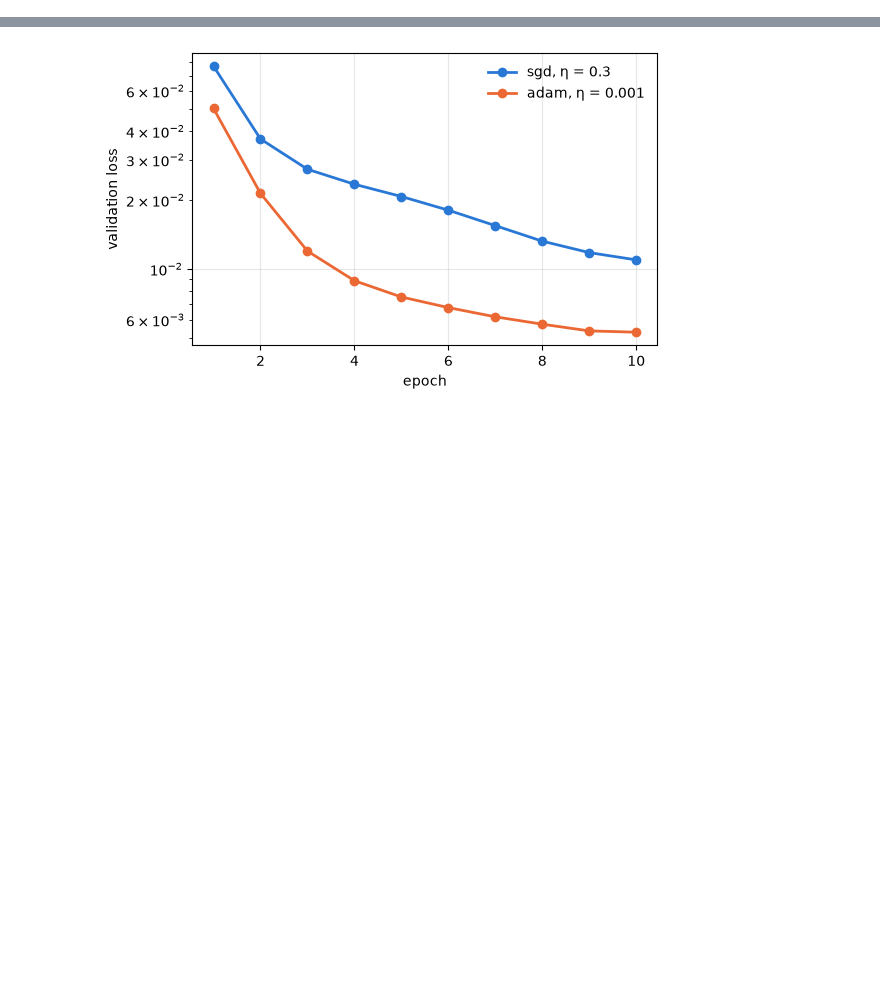
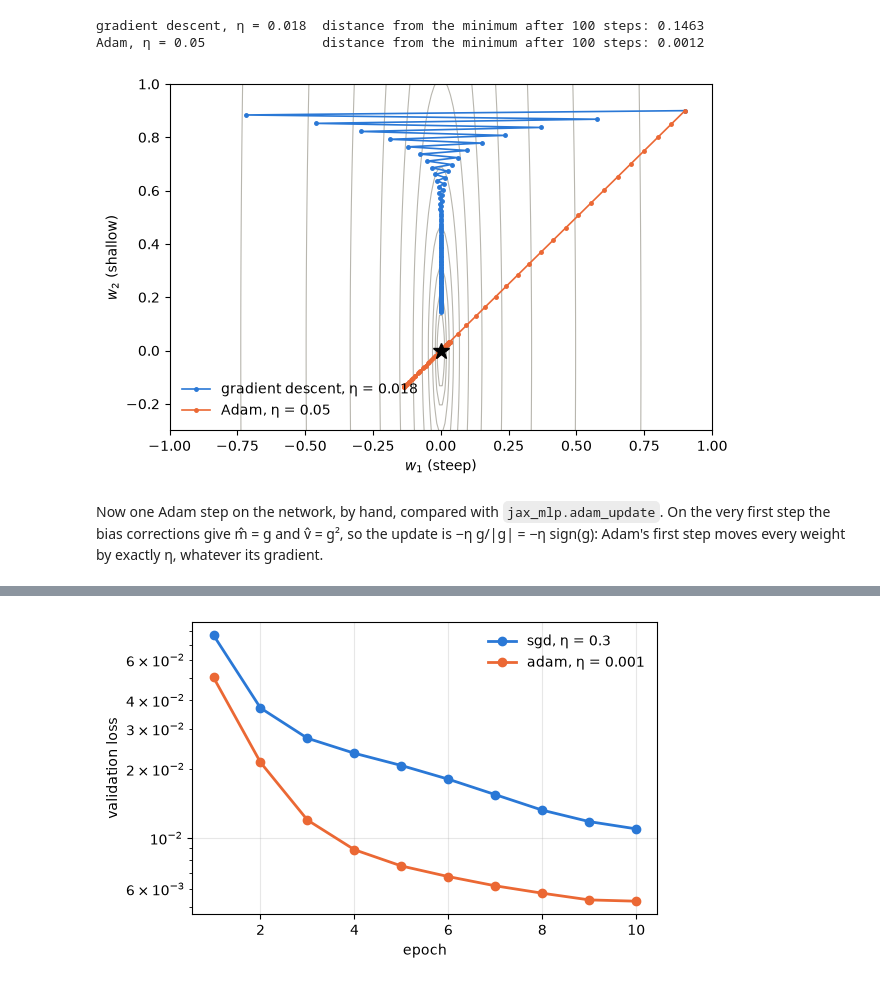
Before and after one commit to luiswel/emulators-from-scratch, a Jupyter notebook: lessons/04_jax_emulator.ipynb, the cells around one changed output, grey strips where cells are left out. Saved outputs shown, nothing was run; the diff lists cells and outputs as text; code cells hidden in the pictures; blank space fills up the shorter version.

```diff
--- a/lessons/04_jax_emulator.ipynb
+++ b/lessons/04_jax_emulator.ipynb
@@ -149,0 +139,50 @@ print(inspect.getsource(jax_mlp.adam_update).split('"""')[2])
+# %%
+# 1. The valley L = 0.5 (100 w1^2 + w2^2), whose gradient is (100 w1, w2)
+curvature = np.array([100.0, 1.0])
+paths = {}
+
+# 2. Gradient descent with the largest stable step (0.02 or more diverges)
+w = np.array([0.9, 0.9])
+path = [w.copy()]
+for t in range(100):
+    w = w - 0.018 * curvature * w
+    path.append(w.copy())
+paths["gradient descent, η = 0.018"] = np.array(path)
+
+# 3. Adam, written out
+w, m, v = np.array([0.9, 0.9]), np.zeros(2), np.zeros(2)
+path = [w.copy()]
+for t in range(1, 101):
+    g = curvature * w
+    m = 0.9 * m + 0.1 * g
+    v = 0.999 * v + 0.001 * g**2
+    w = w - 0.05 * (m / (1.0 - 0.9**t)) / (np.sqrt(v / (1.0 - 0.999**t)) + 1e-8)
+    path.append(w.copy())
+paths["Adam, η = 0.05"] = np.array(path)
+
+# 4. The two paths on the loss contours
+w1_grid, w2_grid = np.meshgrid(np.linspace(-1, 1, 200), np.linspace(-0.3, 1, 200))
+fig, ax = plt.subplots(figsize=(7, 4.5))
+ax.contour(
+    w1_grid,
+    w2_grid,
+    0.5 * (100 * w1_grid**2 + w2_grid**2),
+    levels=np.geomspace(0.01, 60, 12),
+    colors="#b8b6ae",
+    linewidths=0.8,
+)
+for colour, (label, path) in zip(PALETTE, paths.items()):
+    ax.plot(path[:, 0], path[:, 1], "o-", ms=2.5, lw=1.2, color=colour, label=label)
+    print(
+        f"{label:28s} distance from the minimum after 100 steps: {np.hypot(*path[-1]):.4f}"
+    )
+ax.plot(0, 0, "k*", ms=12)
+ax.set(xlabel="$w_1$ (steep)", ylabel="$w_2$ (shallow)")
+ax.legend(frameon=False, loc="lower left")
+plt.show()
+# %% [output]
+gradient descent, η = 0.018  distance from the minimum after 100 steps: 0.1463
+Adam, η = 0.05               distance from the minimum after 100 steps: 0.0012
+[figure, added]
+# %% [markdown]
+Now one Adam step on the network, by hand, compared with `jax_mlp.adam_update`. On the very first step the bias corrections give m̂ = g and v̂ = g², so the update is −η g/|g| = −η sign(g): Adam's first step moves every weight by exactly η, whatever its gradient.
```
Also changed, not shown: parts of 38 cells of this notebook, 11 other files.
